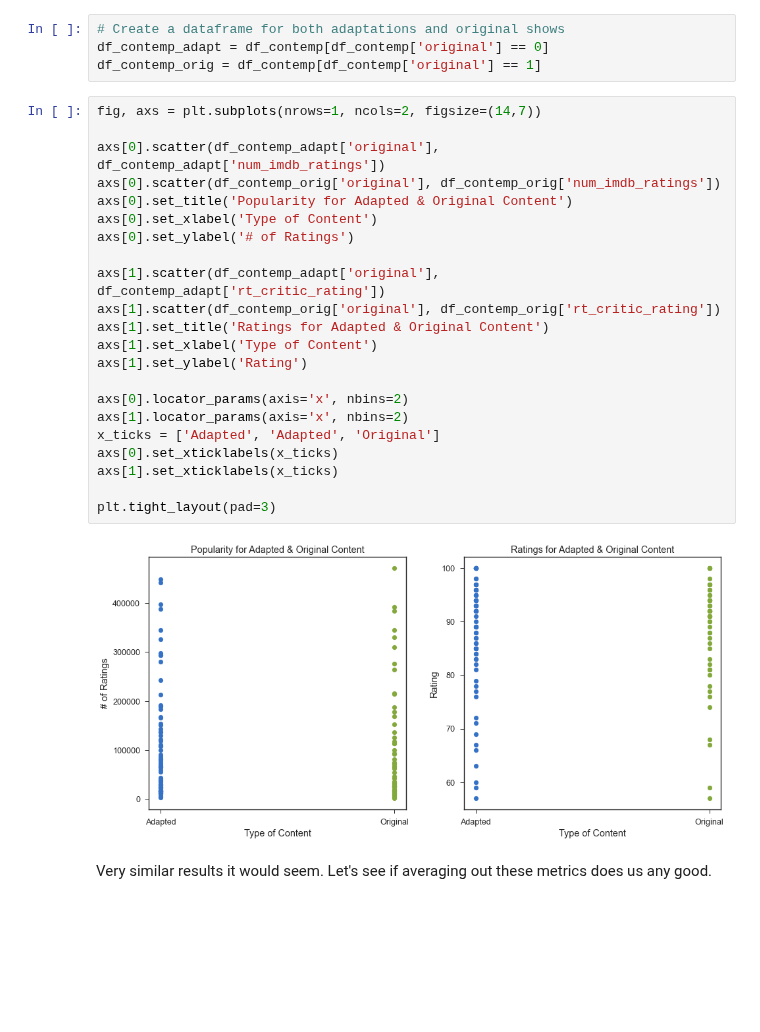
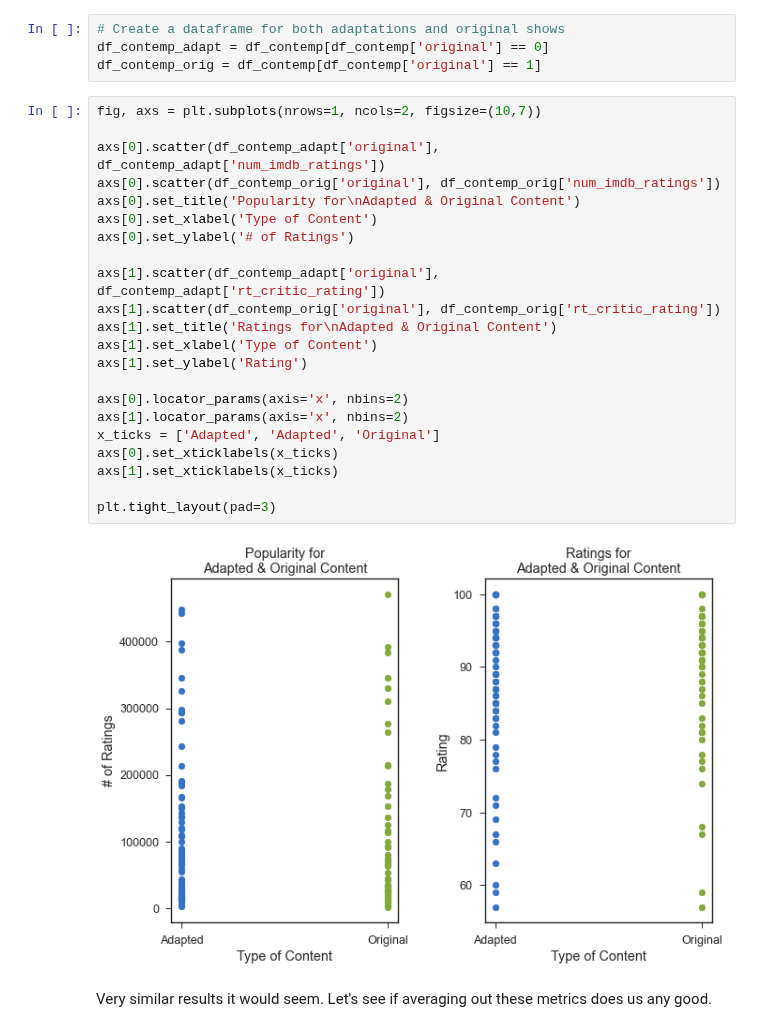
Before and after one commit to p-szymo/Movie_Project, a Jupyter notebook: television_workbook.ipynb, the cells around one changed output. Cells and saved outputs as stored; diff of their text form; blank space fills up the shorter version.

```diff
--- a/television_workbook.ipynb
+++ b/television_workbook.ipynb
@@ -499,29 +499,29 @@ See the caveats in the documentation: https://pandas.pydata.org/pandas-docs/stab
 df_contemp_adapt = df_contemp[df_contemp['original'] == 0]
 df_contemp_orig = df_contemp[df_contemp['original'] == 1]
 # %%
-fig, axs = plt.subplots(nrows=1, ncols=2, figsize=(14,7))
+fig, axs = plt.subplots(nrows=1, ncols=2, figsize=(10,7))
 
 axs[0].scatter(df_contemp_adapt['original'], df_contemp_adapt['num_imdb_ratings'])
 axs[0].scatter(df_contemp_orig['original'], df_contemp_orig['num_imdb_ratings'])
-axs[0].set_title('Popularity for Adapted & Original Content')
+axs[0].set_title('Popularity for\nAdapted & Original Content')
 axs[0].set_xlabel('Type of Content')
 axs[0].set_ylabel('# of Ratings')
 
 axs[1].scatter(df_contemp_adapt['original'], df_contemp_adapt['rt_critic_rating'])
 axs[1].scatter(df_contemp_orig['original'], df_contemp_orig['rt_critic_rating'])
-axs[1].set_title('Ratings for Adapted & Original Content')
+axs[1].set_title('Ratings for\nAdapted & Original Content')
 axs[1].set_xlabel('Type of Content')
 axs[1].set_ylabel('Rating')
 
 axs[0].locator_params(axis='x', nbins=2)
 axs[1].locator_params(axis='x', nbins=2)
 x_ticks = ['Adapted', 'Adapted', 'Original']
 axs[0].set_xticklabels(x_ticks)
 axs[1].set_xticklabels(x_ticks)
 
 plt.tight_layout(pad=3)
 # %% [output]
-[figure, old version]
+[figure, new version]
 # %% [markdown]
 Very similar results it would seem. Let's see if averaging out these metrics does us any good.
 # %%
```
Also changed, not shown: parts of 5 cells of this notebook.
